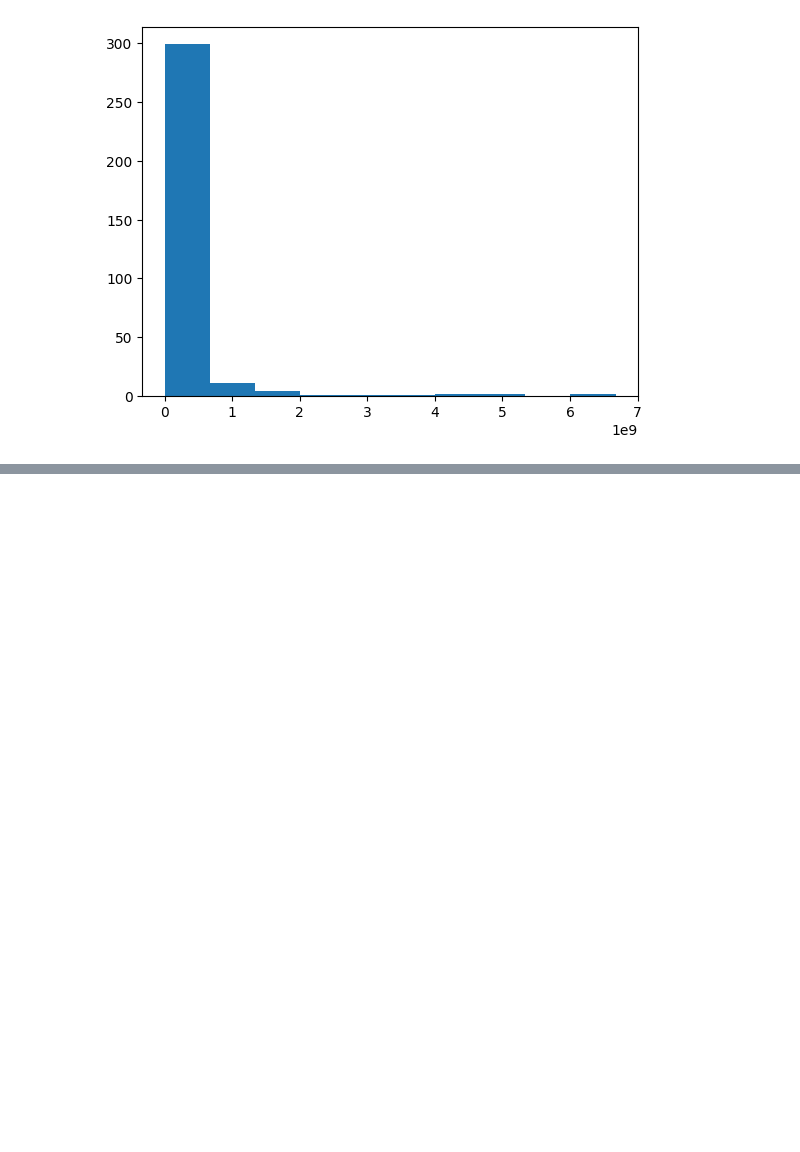
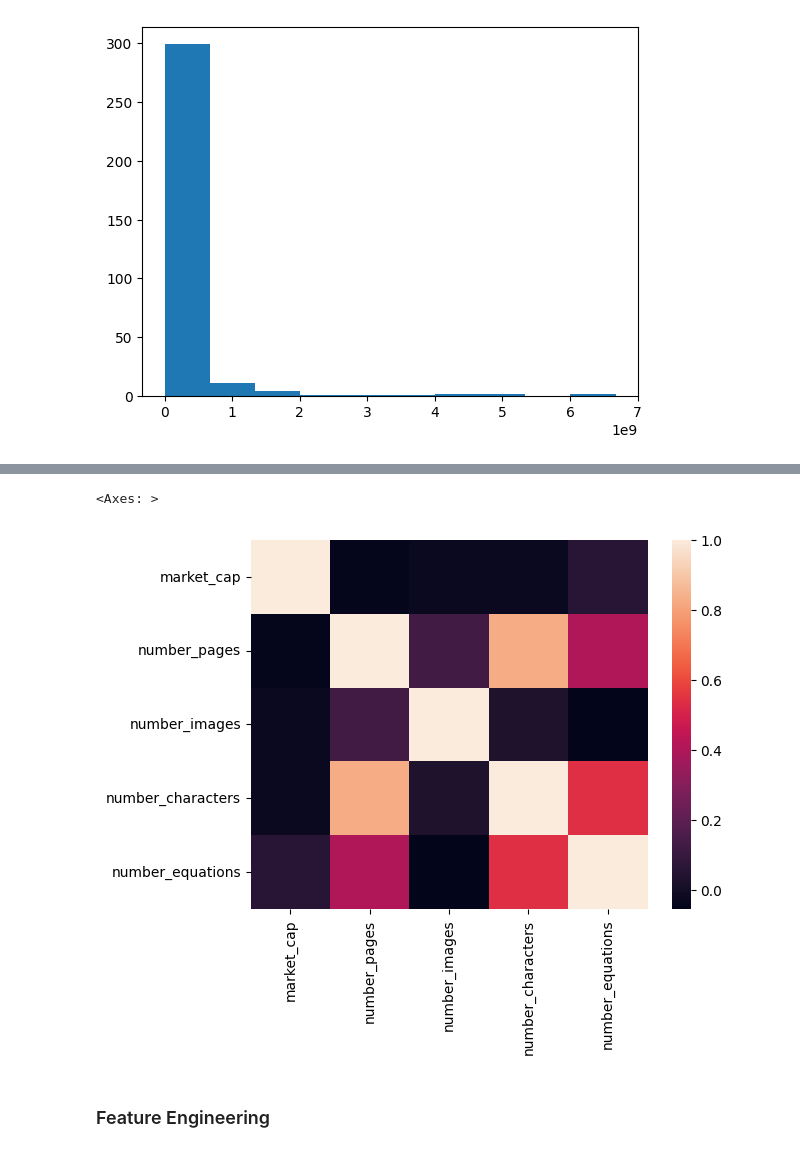
Before and after one commit to Haydn-Martin/crypto-virality-e2e-model, a Jupyter notebook: data/eda.ipynb, the cells around one changed output, grey strips where cells are left out. Drawn from its saved outputs; the diff is of its cells as text; code cells hidden in the pictures; blank space fills up the shorter version.

```diff
--- a/data/data_gen/research/eda.ipynb
+++ b/data/eda.ipynb
@@ -128,0 +142,7 @@ plt.hist(raw_data_clean['market_cap'].iloc[10:])
+# %%
+sns.heatmap(raw_data_clean[num_cols].corr())
+# %% [output]
+<Axes: >
+[figure, added]
+# %% [markdown]
+### Feature Engineering
```
Also changed, not shown: parts of 6 cells of this notebook, 19 other files.
